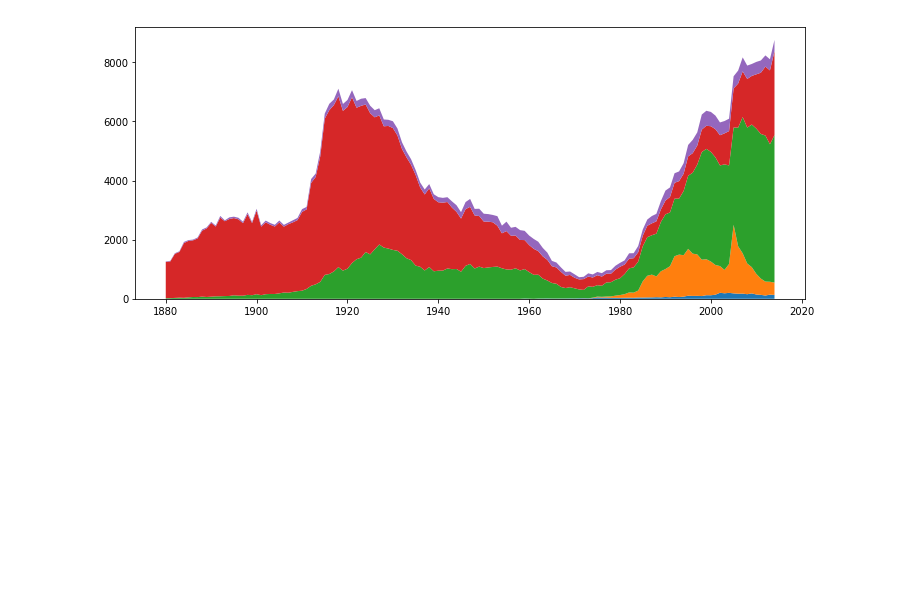
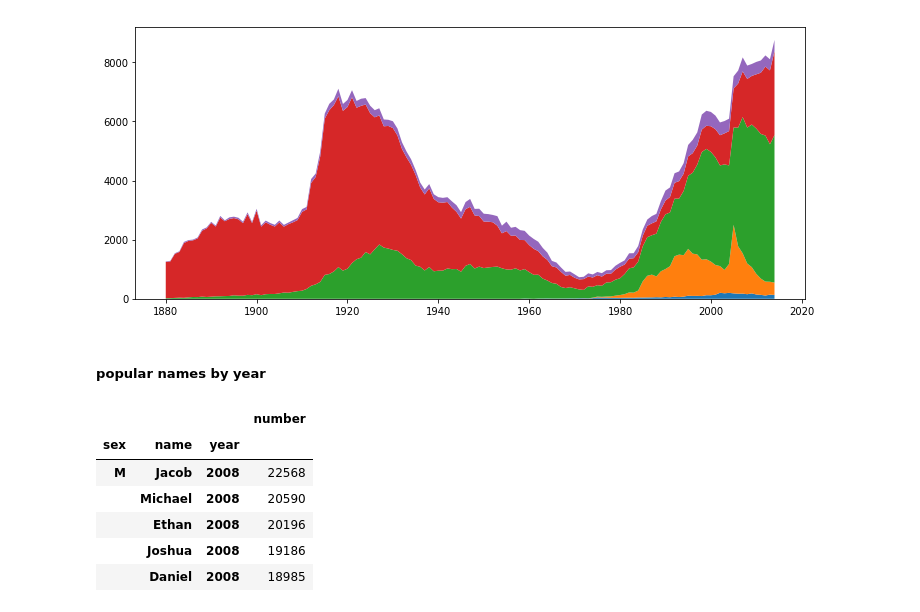
Before and after one commit to 4bic/learn_code, a Jupyter notebook: python:Data Analysis/baby names in panda.ipynb, the cells around one changed output. Cells and saved outputs as stored; diff of their text form; code cells hidden in the pictures; blank space fills up the shorter version.

```diff
--- a/python:Data Analysis/baby names in panda.ipynb
+++ b/python:Data Analysis/baby names in panda.ipynb
@@ -272,3 +272,15 @@ for i,name in enumerate(names):
 # %% [output]
 NameError: name 'palette' is not defined
 [figure]
+# %% [markdown]
+##### popular names by year
+# %%
+allyears_indexed.loc['M',:,2008].sort_values('number', ascending=False).head()
+# %% [output]
+|  |  |  | number |
+| sex | name | year |  |
+| M | Jacob | 2008 | 22568 |
+|  | Michael | 2008 | 20590 |
+|  | Ethan | 2008 | 20196 |
+|  | Joshua | 2008 | 19186 |
+|  | Daniel | 2008 | 18985 |
```
Also changed, not shown: parts of 12 cells of this notebook.
